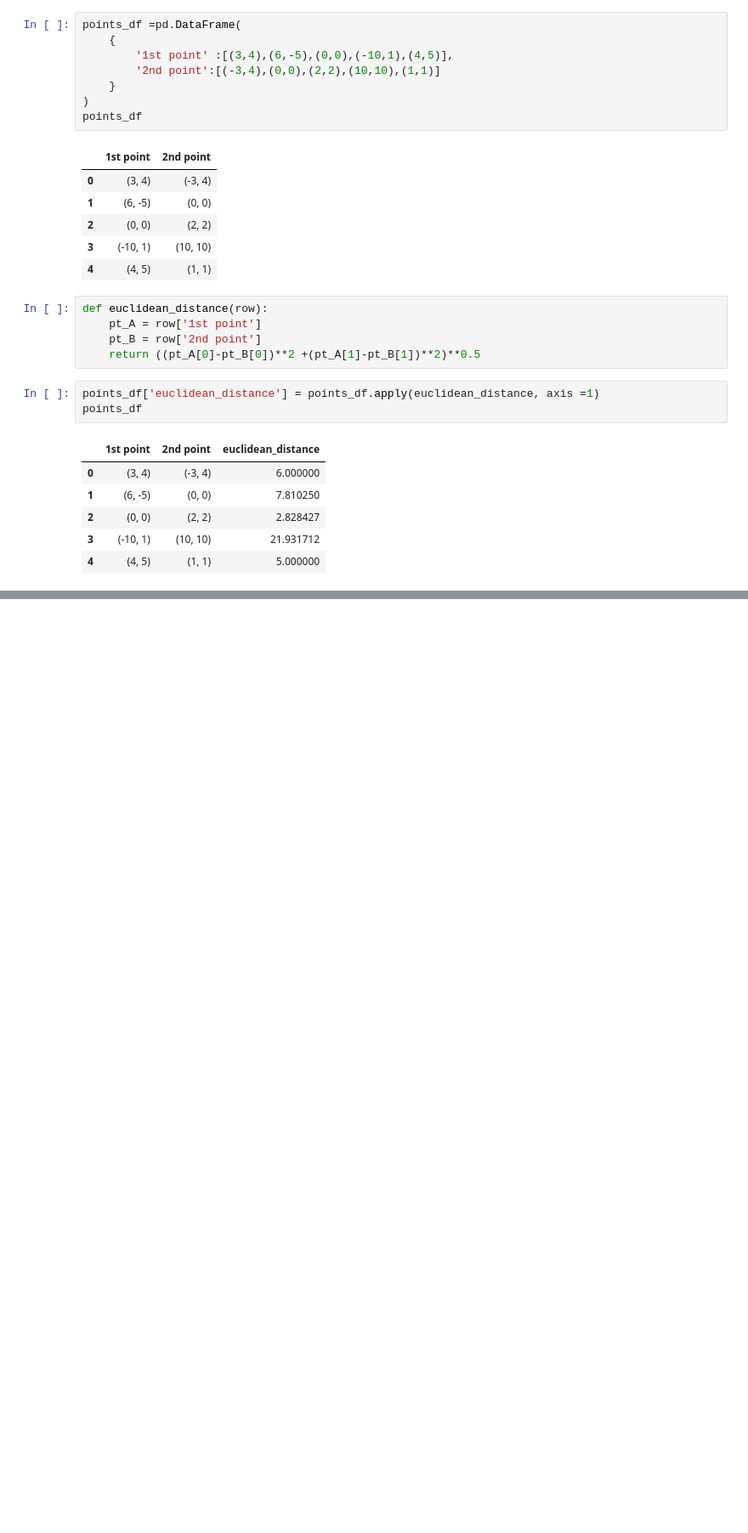
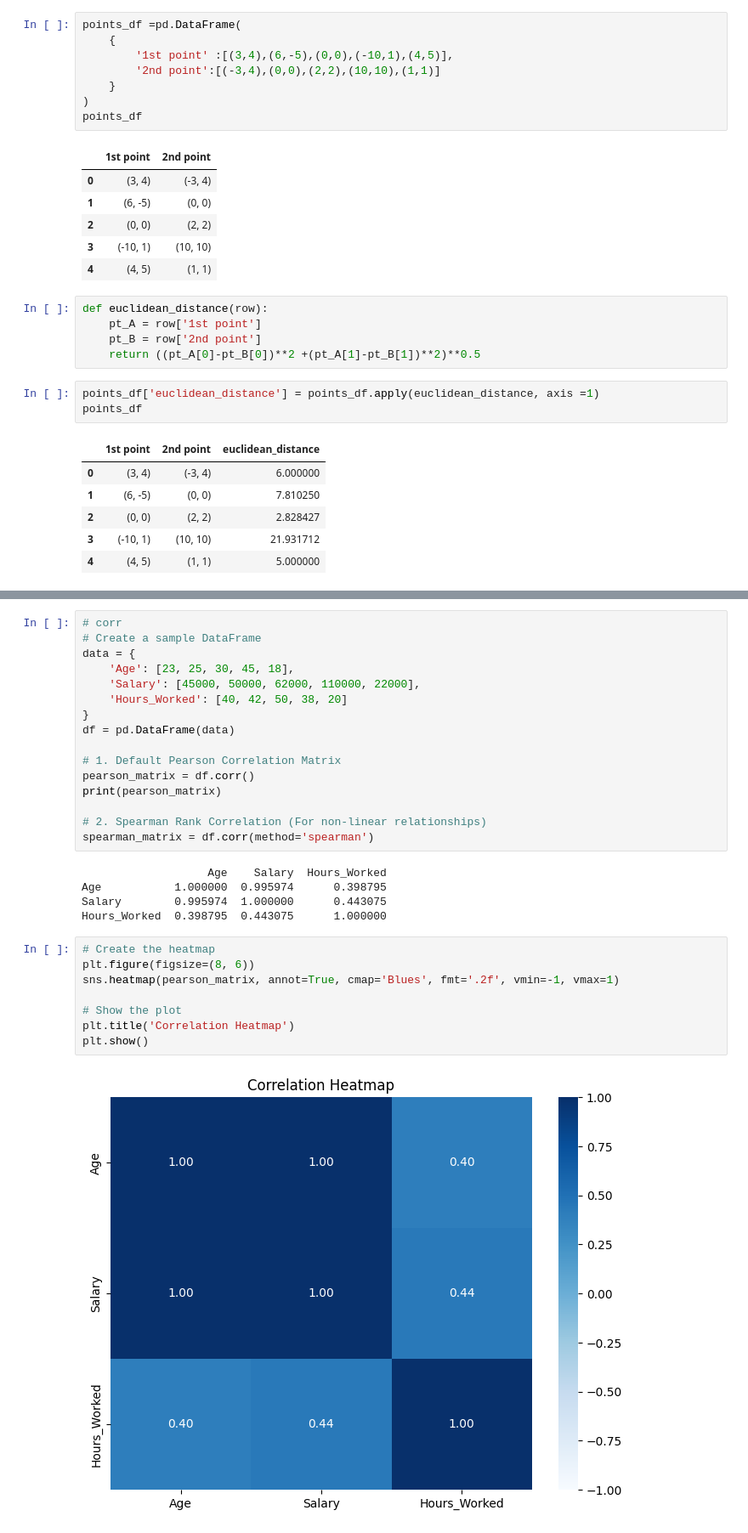
Before and after one commit to Sandip1000/Python_Frameworks_For_Machine_Learning, a Jupyter notebook: Pandas/pandas_dataframe_methods.ipynb, the cells around one changed output, grey strips where cells are left out. Shown at 85% size. Drawn from its saved outputs; the diff is of its cells as text; blank space fills up the shorter version.

```diff
--- a/Pandas/pandas_dataframe_methods.ipynb
+++ b/Pandas/pandas_dataframe_methods.ipynb
@@ -792,0 +812,31 @@ points_df
+# %%
+# corr
+# Create a sample DataFrame
+data = {
+    'Age': [23, 25, 30, 45, 18],
+    'Salary': [45000, 50000, 62000, 110000, 22000],
+    'Hours_Worked': [40, 42, 50, 38, 20]
+}
+df = pd.DataFrame(data)
+
+# 1. Default Pearson Correlation Matrix
+pearson_matrix = df.corr()
+print(pearson_matrix)
+
+# 2. Spearman Rank Correlation (For non-linear relationships)
+spearman_matrix = df.corr(method='spearman')
+# %% [output]
+                   Age    Salary  Hours_Worked
+Age           1.000000  0.995974      0.398795
+Salary        0.995974  1.000000      0.443075
+Hours_Worked  0.398795  0.443075      1.000000
+# %%
+# Create the heatmap
+plt.figure(figsize=(8, 6))
+sns.heatmap(pearson_matrix, annot=True, cmap='Blues', fmt='.2f', vmin=-1, vmax=1)
+
+# Show the plot
+plt.title('Correlation Heatmap')
+plt.show()
+# %% [output]
+[figure, added]
```
Also changed, not shown: parts of 14 cells of this notebook.
